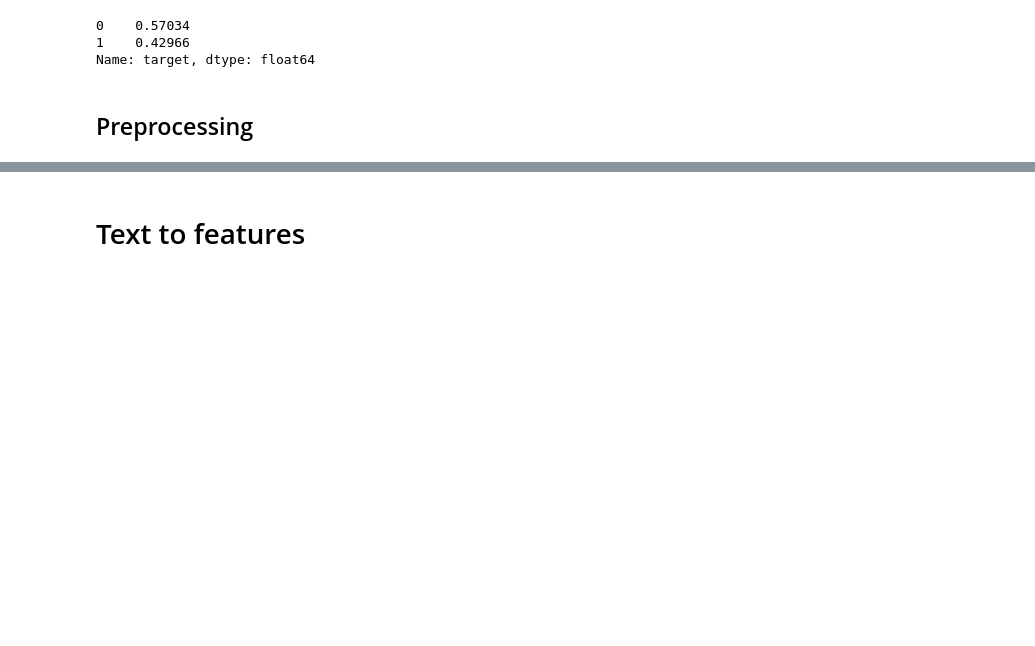
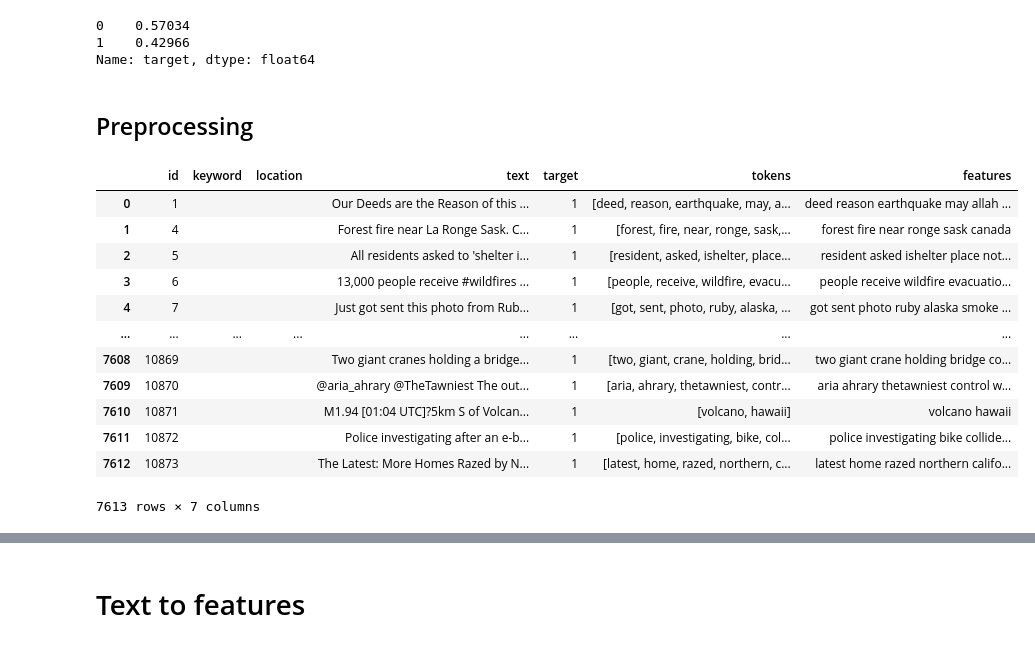
Before and after one commit to d1eg0/kaggle-nlp-disaster-tweets, a Jupyter notebook: notebooks/nlp_disaster_tweets.ipynb, the cells around one changed output, grey strips where cells are left out. Cells and saved outputs as stored; diff of their text form; code cells hidden in the pictures; blank space fills up the shorter version.

```diff
--- a/notebooks/nlp_disaster_tweets.ipynb
+++ b/notebooks/nlp_disaster_tweets.ipynb
@@ -5,0 +7,2 @@ from gensim.models import word2vec
+# %%
+pd.set_option('display.max_colwidth', None)
@@ -69,13 +81,3 @@ from nltk.stem.wordnet import WordNetLemmatizer
 import re
 lem = WordNetLemmatizer()
 tokenizer = TweetTokenizer()
-# %%
-def preprocess_sentence(sentence: str) -> list:
-    cleanr = re.compile('<.*?>')
-    cleantext = re.sub(cleanr, '', sentence)
-    regex = re.compile('([^\s\w]|_)+')
-    cleantext = regex.sub('', cleantext).lower()
-    tokens = tokenizer.tokenize(cleantext)
-    tokens_normalized = [word.lower() for word in tokens if len(word)>2 and word.lower() not in stopwords.words('english')]
-    tokens_lemmatized = [lem.lemmatize(word) for word in tokens_normalized]
-    return tokens_lemmatized
@@ -82,9 +131,30 @@ def preprocess_sentence(sentence: str) -> list:
 # %%
 def preprocess_df(df: pd.DataFrame ) -> pd.DataFrame:
+    df.loc[df.keyword.isna(), "keyword"] = ""
+    df.loc[df.location.isna(), "location"] = ""
+    df["keyword"] = df["keyword"].astype(str)
+    df["location"] = df["location"].astype(str)
+    #df["text"] = df["text"] + " " + df["keyword"].astype("str")
     df["tokens"] = df["text"].map(lambda x: preprocess_sentence(x))
     df["features"] = df.tokens.apply(lambda x: " ".join(x))
     return df
 # %%
 train_df = preprocess_df(train_df)
+# %%
+train_df
+# %% [output]
+|  | id | keyword | location | text | target | tokens | features |
+| 0 | 1 |  |  | Our Deeds are the Reason of this ... | 1 | [deed, reason, earthquake, may, a... | deed reason earthquake may allah ... |
+| 1 | 4 |  |  | Forest fire near La Ronge Sask. C... | 1 | [forest, fire, near, ronge, sask,... | forest fire near ronge sask canada |
+| 2 | 5 |  |  | All residents asked to 'shelter i... | 1 | [resident, asked, ishelter, place... | resident asked ishelter place not... |
+| 3 | 6 |  |  | 13,000 people receive #wildfires ... | 1 | [people, receive, wildfire, evacu... | people receive wildfire evacuatio... |
+| 4 | 7 |  |  | Just got sent this photo from Rub... | 1 | [got, sent, photo, ruby, alaska, ... | got sent photo ruby alaska smoke ... |
+| ... | ... | ... | ... | ... | ... | ... | ... |
+| 7608 | 10869 |  |  | Two giant cranes holding a bridge... | 1 | [two, giant, crane, holding, brid... | two giant crane holding bridge co... |
+| 7609 | 10870 |  |  | @aria_ahrary @TheTawniest The out... | 1 | [aria, ahrary, thetawniest, contr... | aria ahrary thetawniest control w... |
+| 7610 | 10871 |  |  | M1.94 [01:04 UTC]?5km S of Volcan... | 1 | [volcano, hawaii] | volcano hawaii |
+| 7611 | 10872 |  |  | Police investigating after an e-b... | 1 | [police, investigating, bike, col... | police investigating bike collide... |
+| 7612 | 10873 |  |  | The Latest: More Homes Razed by N... | 1 | [latest, home, razed, northern, c... | latest home razed northern califo... |
+7613 rows × 7 columns
 # %%
 terms_frequency = pd.DataFrame({"word": [item for sublist in np.array(train_df.tokens).tolist() for item in sublist ]})
```
Also changed, not shown: parts of 29 cells of this notebook, 1 other file.
